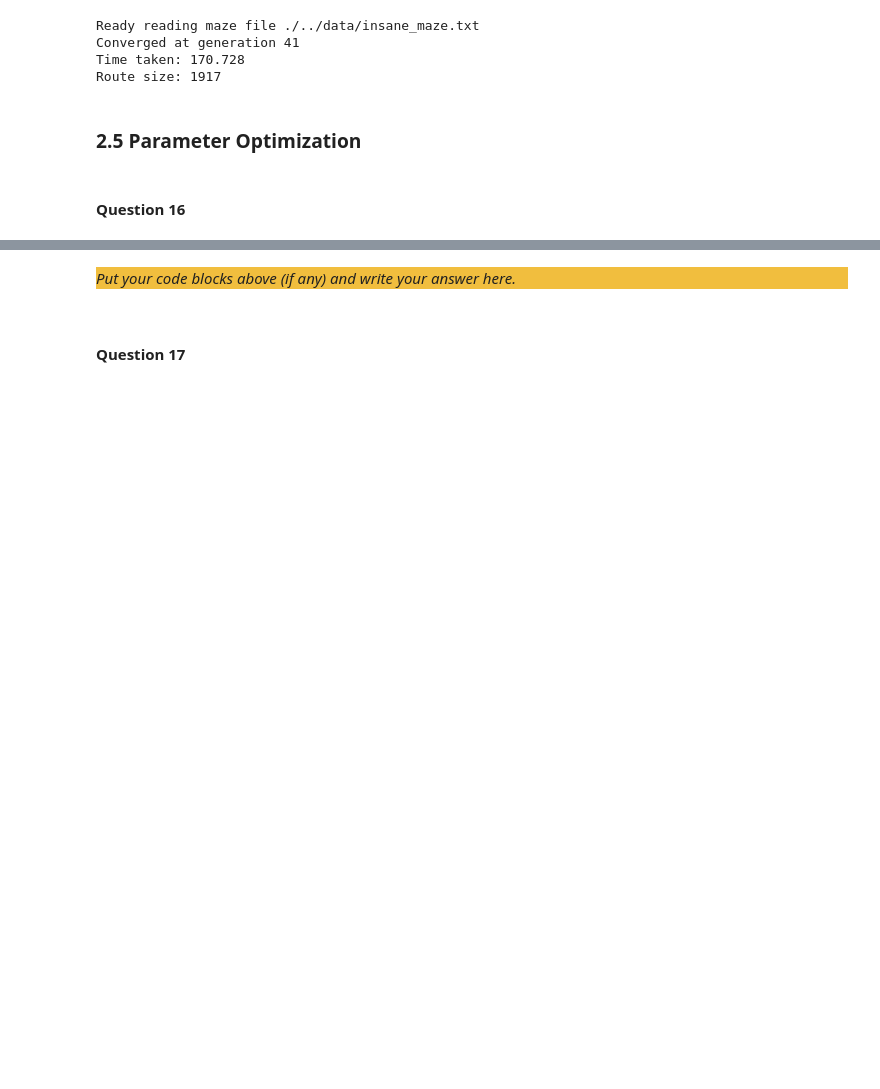
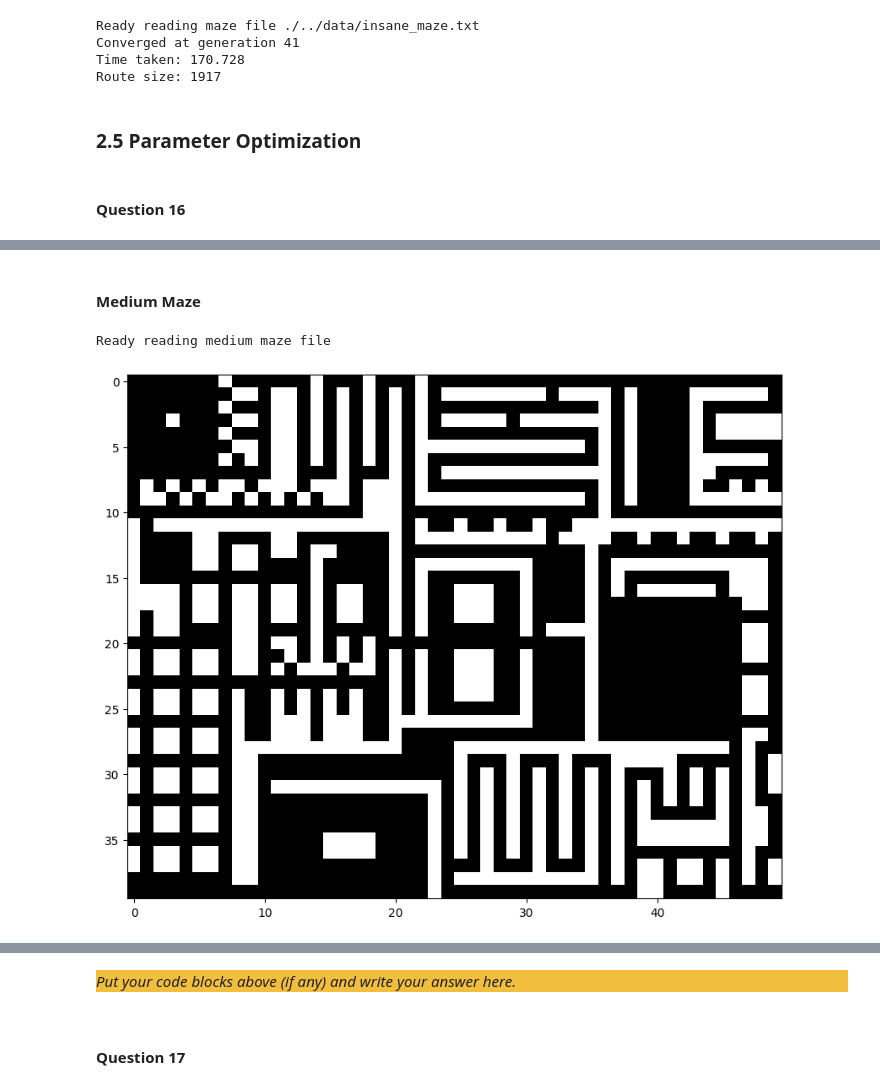
Before and after one commit to alexxhuguett/CI_Assignment2_60, a Jupyter notebook: src/Main.ipynb, the cells around one changed output, grey strips where cells are left out. Drawn from its saved outputs; the diff is of its cells as text; code cells hidden in the pictures; blank space fills up the shorter version.

```diff
--- a/src/Main.ipynb
+++ b/src/Main.ipynb
@@ -995,0 +1004,10 @@ Route size: 8925
+# %% [markdown]
+#### Medium Maze
+# %%
+maze = Maze.create_maze("./../data/medium_maze.txt", tau_0, tau_min)
+spec = PathSpecification.read_coordinates("./../data/medium_coordinates.txt")
+
+Visualizer.visualize_maze(maze)
+# %% [output]
+Ready reading medium maze file
+[figure, added]
```
Also changed, not shown: parts of 12 cells of this notebook.
